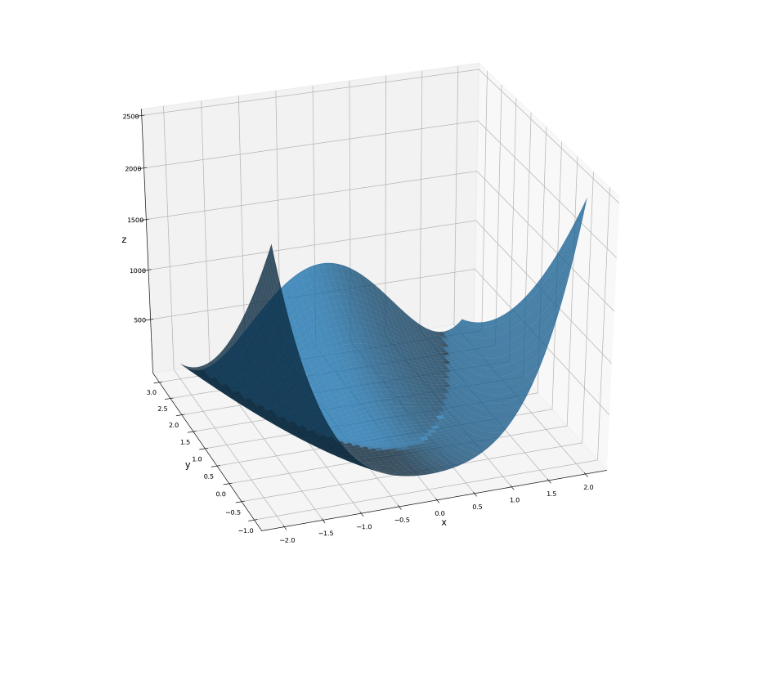
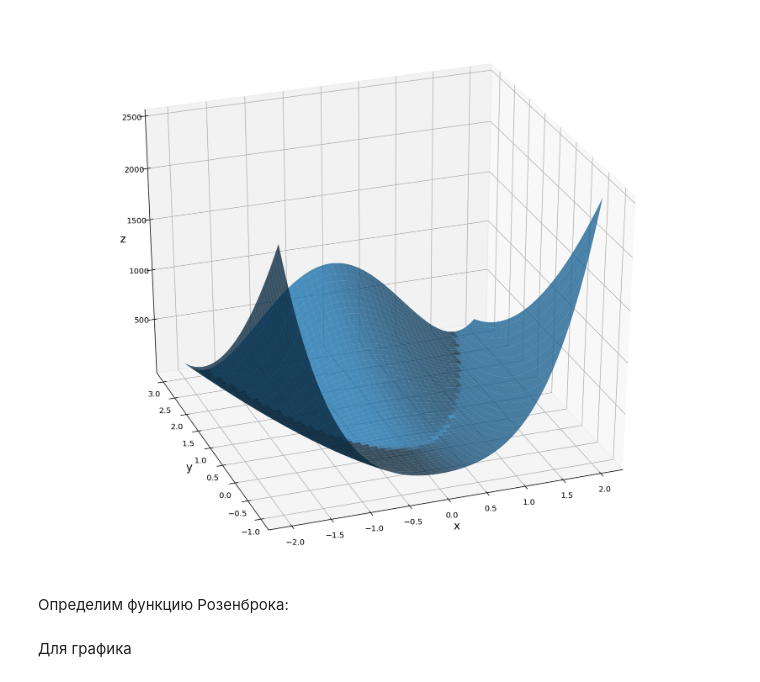
Before and after one commit to khaykingleb/stochastic-optimization-methods, a Jupyter notebook: Code/Particle_Swarm_Optimization/Rosenbrock_func.ipynb, the cells around one changed output. Saved outputs shown, nothing was run; the diff lists cells and outputs as text; code cells hidden in the pictures; blank space fills up the shorter version.

```diff
--- a/Code/Particle_Swarm_Optimization/Rosenbrock_func.ipynb
+++ b/Code/Particle_Swarm_Optimization/Rosenbrock_func.ipynb
@@ -10,25 +10,29 @@ import numpy as np
 def rosenbrock_func(x, y):
     return (1 - x) ** 2 + 100 * (y - x ** 2) ** 2
 # %%
-fig = plt.figure(figsize=(14,12))
+fig = plt.figure(figsize=(12,10))
 
 # Make grid
 x = np.linspace(-2, 2, 100)
 y = np.linspace(-1, 3, 100)
 X, Y = np.meshgrid(x, y)
 Z = rosenbrock_func(X, Y)
 
 # Plot the surface
 ax = fig.add_subplot(1, 1, 1, projection='3d')
+#norm = matplotlib.colors.Normalize(vmin = 0, vmax = 100, clip = True)
+#ax.plot_surface(X, Y, Z, alpha=0.8, cmap='viridis_r', norm=norm)
 ax.plot_surface(X, Y, Z, alpha=0.8)
 ax.set_xlabel('x', fontsize=14)
 ax.set_ylabel('y', fontsize=14)
 ax.set_zlabel('z', fontsize=14)
 ax.view_init(30, 250)
 
 plt.tight_layout()
 # %% [output]
-[figure, old version]
+[figure, new version]
 # %%
 fig.savefig("rosenbrock.png", bbox_inches='tight', dpi=600)
+# %% [markdown]
+Определим функцию Розенброка:
 # %%
@@ -36 +40,3 @@ def rosenbrock_func(x):
     return (1 - x[0]) ** 2 + 100 * (x[1] - x[0] ** 2) ** 2
+# %% [markdown]
+Для графика
```
Also changed, not shown: parts of 16 cells of this notebook, 1 other file.
